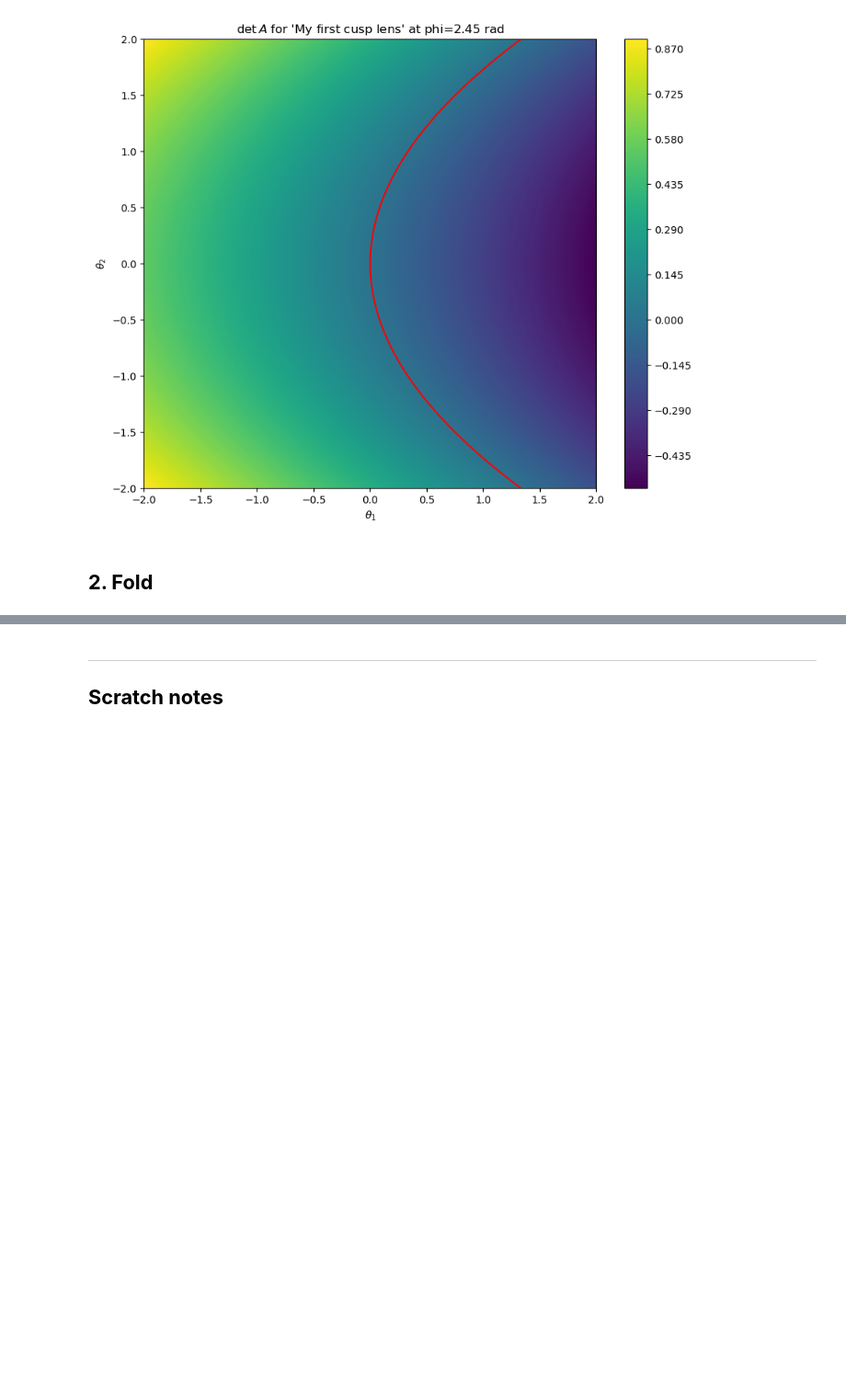
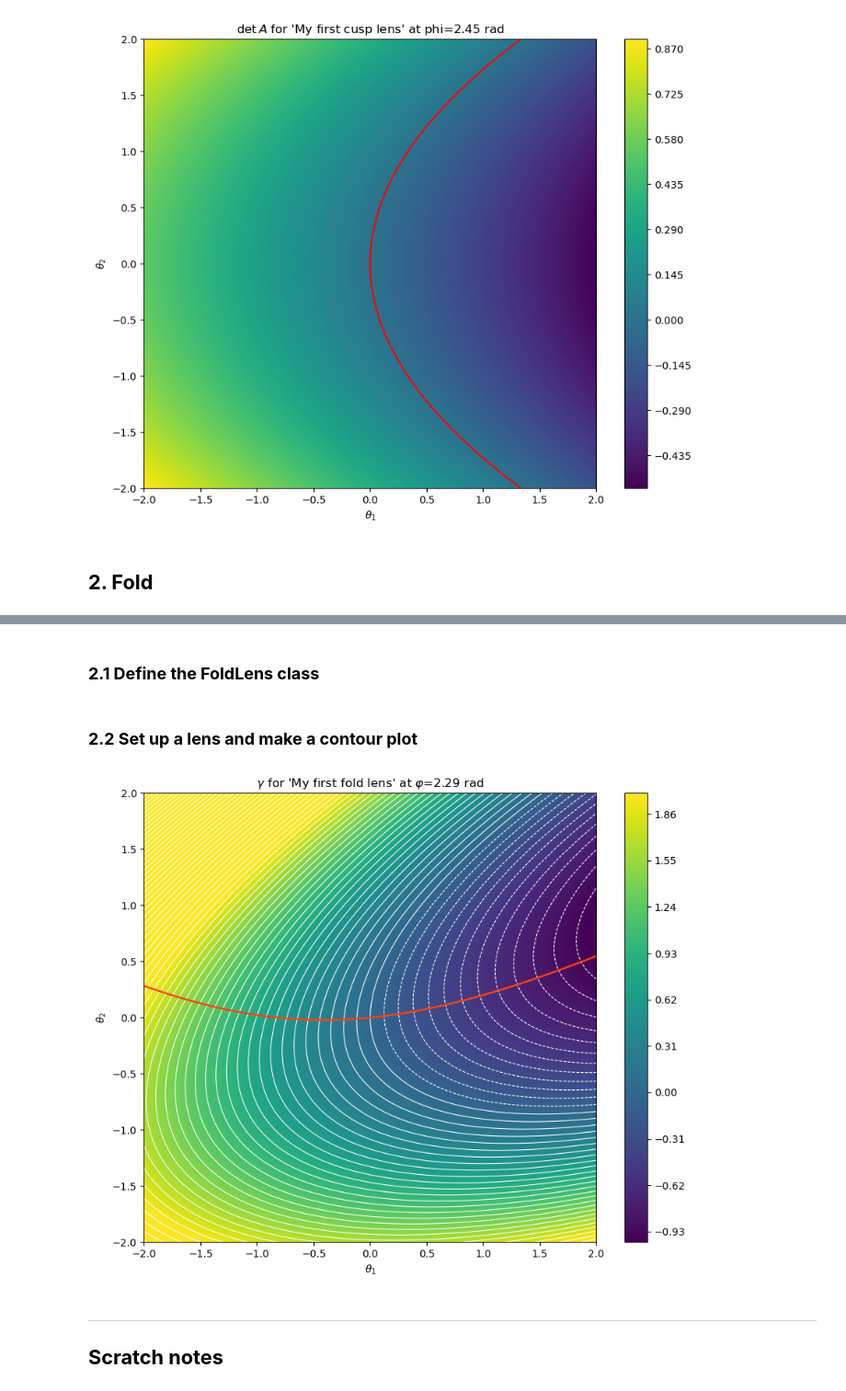
Before and after one commit to chrisharhaw/Optical_Drift_Effects, a Jupyter notebook: notebooks/caustics.ipynb, the cells around one changed output, grey strips where cells are left out. Shown at 92% size. Drawn from its saved outputs; the diff is of its cells as text; code cells hidden in the pictures; blank space fills up the shorter version.

Commit message:
Added a fold caustic point and plot

```diff
--- a/notebooks/caustics.ipynb
+++ b/notebooks/caustics.ipynb
@@ -73,7 +73,7 @@ in order to see what happens to the gradient of intensity near the cusp
 ### **1.1 Define the CuspLens class**
 # %%
 class CuspLens(AbstractLens):
-    def __init__(self, b: float, c: float, a: float = 1., name: str = "Cusp Lens") -> None:
+    def __init__(self, *, b: float, c: float, a: float = 1., name: str = "Cusp Lens") -> None:
         self.a = a
         self.b = b
         self.c = c
@@ -190,0 +225,2 @@ $$u_2 =
+# %% [markdown]
+### **2.1 Define the FoldLens class**
@@ -191,3 +262,39 @@ $$u_2 =
+# %% [markdown]
+### **2.2 Set up a lens and make a contour plot**
+# %%
+# --- Define the lens --
+cl = FoldLens(a=1., b=-0.1, c=0.35, d=1., name="My first fold lens")
+
+# --- Angle of the gradient ---
+phi = 0.73 * np.pi
+
+# --- Define the grid of V1 and V2 ---
+V1_range = (-2., 2.)
+N_V1 = 200
+V2_range = (-2., 2.)
+N_V2 = 200
+V1, V2 = np.meshgrid(np.linspace(*V1_range, N_V1), np.linspace(*V2_range, N_V2))
+
+# --- Compute gamma on the grid ---
+gamma = cl.gamma(phi=phi, theta1=V1, theta2=V2)
+
+clamped_gamma = np.empty_like(gamma)    # clamped to the range [-1, 2]
+for i in range(gamma.shape[0]):
+    for j in range(gamma.shape[1]):
+        clamped_gamma[i, j] = clamp(gamma[i, j], -1., 2.)
+
+# --- Make the plot ---
+fig, ax = plt.subplots(figsize=(10, 8))
+plt.contourf(V1, V2, clamped_gamma, levels=300, cmap=mpl.colormaps.get_cmap('viridis'))
+plt.colorbar()
+plt.contour(V1, V2, gamma, levels=80, colors='white', linewidths=(0.8,))
+plt.contour(V1, V2, cl.detA(V1, V2), levels=np.array([0.]), colors='xkcd:orangered', linewidths=(1.8,))
+ax.set_xlabel(r"$\theta_1$")
+ax.set_ylabel(r"$\theta_2$")
+ax.set_title(r"$\gamma$" + f" for '{cl.name}' at " + r"$\varphi$" + f"={phi:.2f} rad")
+plt.show()
+# %% [output]
+[figure, added]
 # %% [markdown]
 
 ---
```
Also changed, not shown: parts of 5 cells of this notebook.
